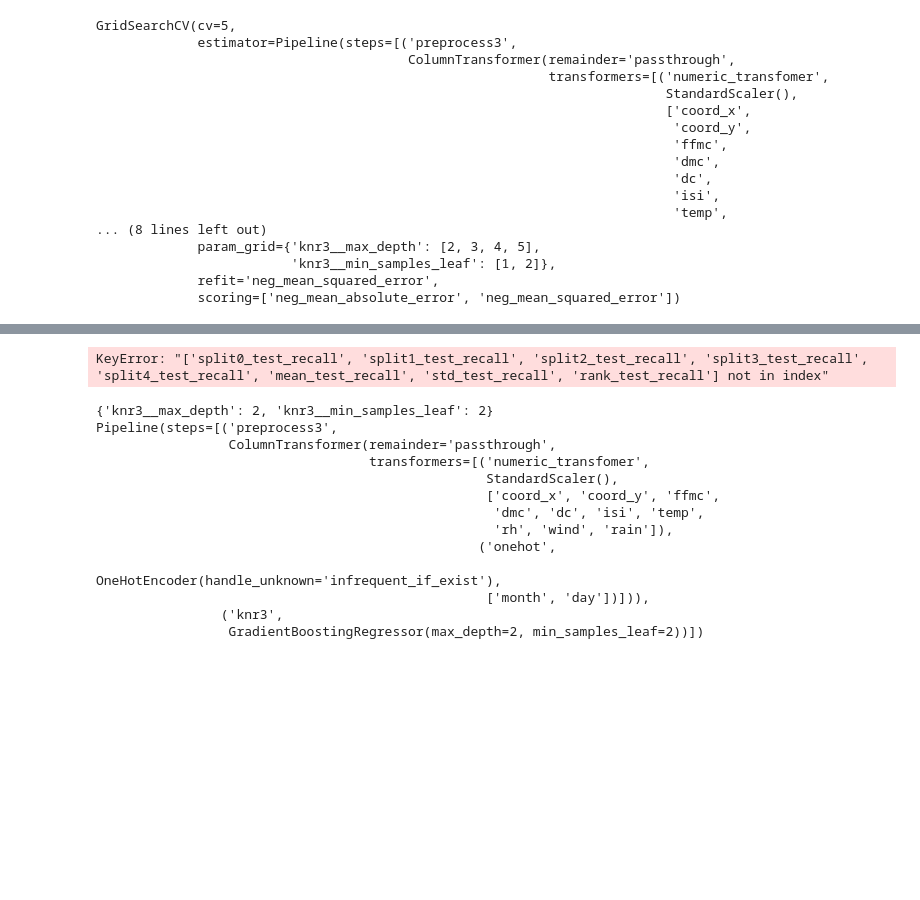
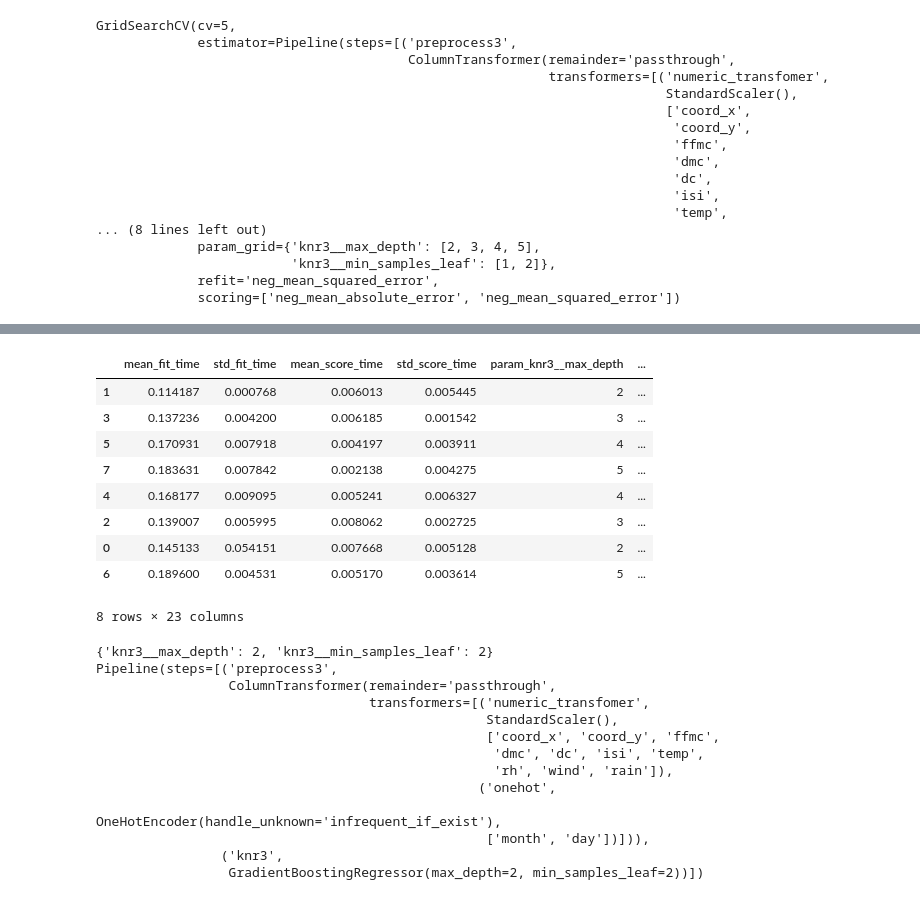
Before and after one commit to halekad/production, a Jupyter notebook: 02_activities/assignments/assignment_2.ipynb, the cells around one changed output, grey strips where cells are left out. Cells and saved outputs as stored; diff of their text form; code cells hidden in the pictures; blank space fills up the shorter version.

```diff
--- a/02_activities/assignments/assignment_2.ipynb
+++ b/02_activities/assignments/assignment_2.ipynb
@@ -513,26 +581,33 @@ res3
 # %%
 res3[['mean_fit_time', 'std_fit_time', 'mean_score_time', 'std_score_time',
        'param_knr3__max_depth', 'param_knr3__min_samples_leaf', 'params',
        'split0_test_neg_mean_absolute_error',
        'split1_test_neg_mean_absolute_error',
        'split2_test_neg_mean_absolute_error',
        'split3_test_neg_mean_absolute_error',
        'split4_test_neg_mean_absolute_error',
        'mean_test_neg_mean_absolute_error', 'std_test_neg_mean_absolute_error',
-       'rank_test_neg_mean_absolute_error', 'split0_test_recall',
-       'split1_test_recall', 'split2_test_recall', 'split3_test_recall',
-       'split4_test_recall', 'mean_test_recall', 'std_test_recall',
-       'rank_test_recall', 'split0_test_neg_mean_squared_error',
+       'rank_test_neg_mean_absolute_error',
+       'split0_test_neg_mean_squared_error',
        'split1_test_neg_mean_squared_error',
        'split2_test_neg_mean_squared_error',
        'split3_test_neg_mean_squared_error',
        'split4_test_neg_mean_squared_error',
        'mean_test_neg_mean_squared_error', 'std_test_neg_mean_squared_error',
        'rank_test_neg_mean_squared_error']].sort_values('rank_test_neg_mean_squared_error')
 
-#Note that best param {'knr3__max_depth': 2, 'knr3__min_samples_leaf': 2}, avg mean = -3037.6
+#Note that best param {'knr3__max_depth': 2, 'knr3__min_samples_leaf': 2}, avg mean = -3050.3
 # %% [output]
+|  | mean_fit_time | std_fit_time | mean_score_time | std_score_time | param_knr3__max_depth | ... |
+| 1 | 0.114187 | 0.000768 | 0.006013 | 0.005445 | 2 | ... |
+| 3 | 0.137236 | 0.004200 | 0.006185 | 0.001542 | 3 | ... |
+| 5 | 0.170931 | 0.007918 | 0.004197 | 0.003911 | 4 | ... |
+| 7 | 0.183631 | 0.007842 | 0.002138 | 0.004275 | 5 | ... |
+| 4 | 0.168177 | 0.009095 | 0.005241 | 0.006327 | 4 | ... |
+| 2 | 0.139007 | 0.005995 | 0.008062 | 0.002725 | 3 | ... |
+| 0 | 0.145133 | 0.054151 | 0.007668 | 0.005128 | 2 | ... |
+| 6 | 0.189600 | 0.004531 | 0.005170 | 0.003614 | 5 | ... |
-KeyError: "['split0_test_recall', 'split1_test_recall', 'split2_test_recall', 'split3_test_recall', 'split4_test_recall', 'mean_test_recall', 'std_test_recall', 'rank_test_recall'] not in index"
+8 rows × 23 columns
 # %%
 Best_param3 = grid_cv3.best_params_
 #Best_param1 = pd.DataFrame(Best_param1)
```
Also changed, not shown: parts of 12 cells of this notebook.
